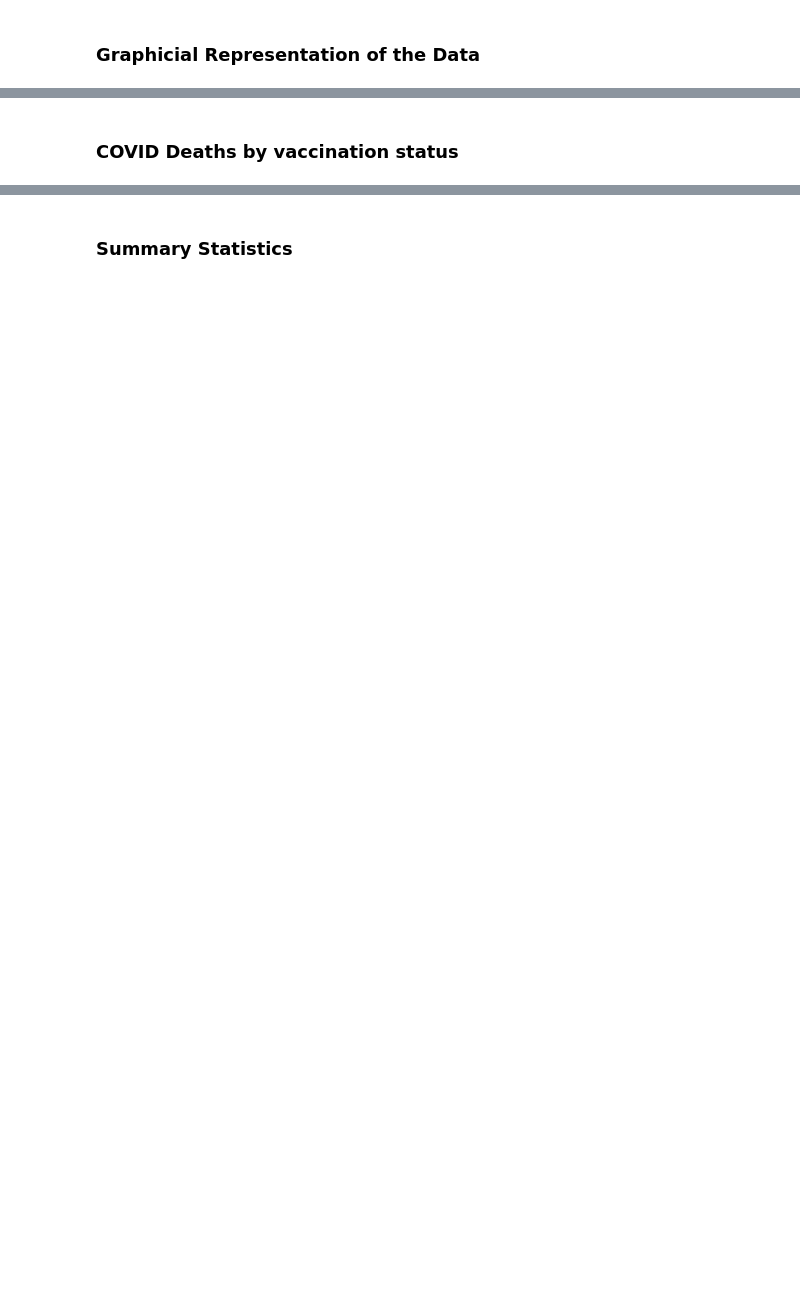
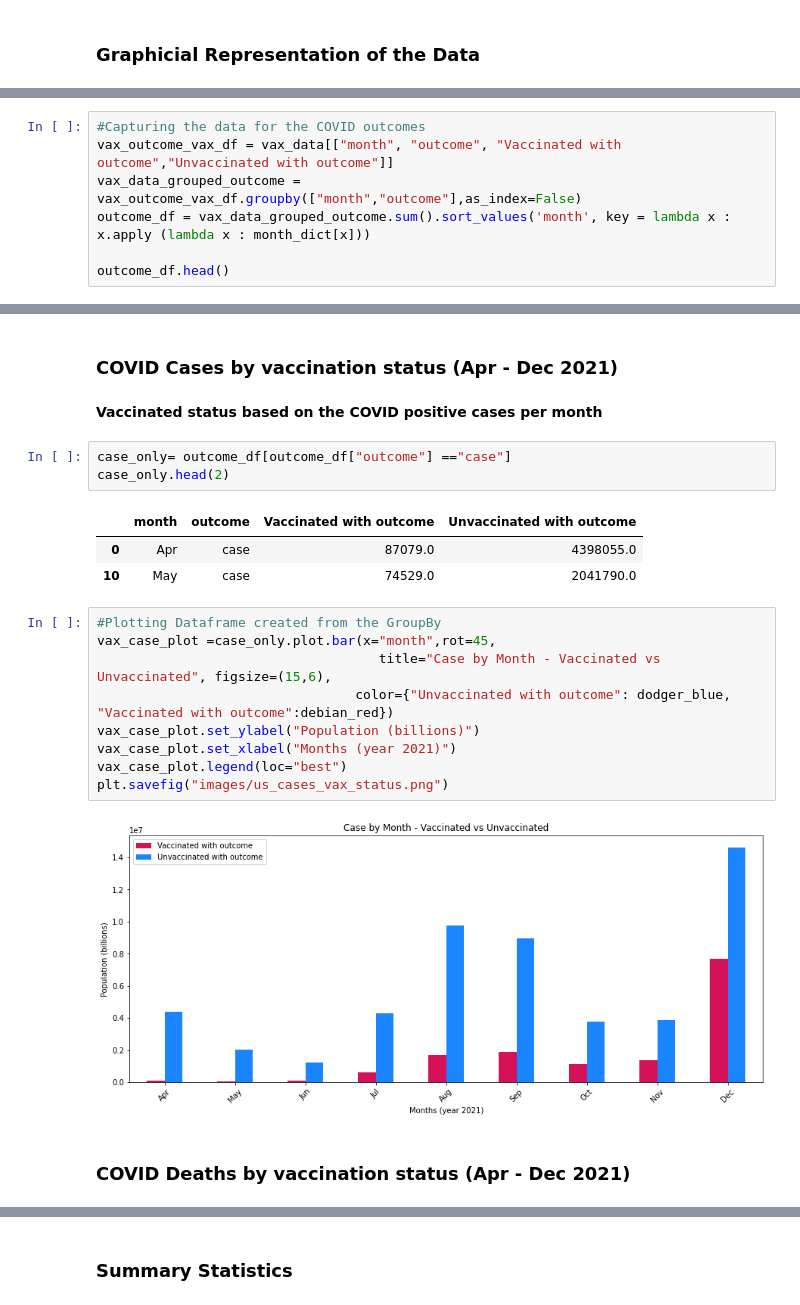
Before and after one commit to WayBurke/Project1-Group2, a Jupyter notebook: Project-1_COVID-19.ipynb, the cells around one changed output, grey strips where cells are left out. Cells and saved outputs as stored; diff of their text form; blank space fills up the shorter version.

```diff
--- a/Project-1_COVID-19.ipynb
+++ b/Project-1_COVID-19.ipynb
@@ -31,0 +264,7 @@ import csv
+# %%
+#Capturing the data for the COVID outcomes
+vax_outcome_vax_df = vax_data[["month", "outcome", "Vaccinated with outcome","Unvaccinated with outcome"]]
+vax_data_grouped_outcome = vax_outcome_vax_df.groupby(["month","outcome"],as_index=False)
+outcome_df = vax_data_grouped_outcome.sum().sort_values('month', key = lambda x : x.apply (lambda x : month_dict[x]))
+
+outcome_df.head()
@@ -32,2 +278,24 @@ import csv
+# %% [markdown]
+### COVID Cases by vaccination status (Apr - Dec 2021)
+# %% [markdown]
+**Vaccinated status based on the COVID positive cases per month**
+# %%
+case_only= outcome_df[outcome_df["outcome"] =="case"]
+case_only.head(2)
+# %% [output]
+|  | month | outcome | Vaccinated with outcome | Unvaccinated with outcome |
+| 0 | Apr | case | 87079.0 | 4398055.0 |
+| 10 | May | case | 74529.0 | 2041790.0 |
+# %%
+#Plotting Dataframe created from the GroupBy
+vax_case_plot =case_only.plot.bar(x="month",rot=45,
+                                    title="Case by Month - Vaccinated vs Unvaccinated", figsize=(15,6),
+                                 color={"Unvaccinated with outcome": dodger_blue, "Vaccinated with outcome":debian_red})
+vax_case_plot.set_ylabel("Population (billions)")
+vax_case_plot.set_xlabel("Months (year 2021)")
+vax_case_plot.legend(loc="best")
+plt.savefig("images/us_cases_vax_status.png")
+# %% [output]
+[figure, added]
 # %% [markdown]
-### COVID Deaths by vaccination status
+### COVID Deaths by vaccination status (Apr - Dec 2021)
```
Also changed, not shown: parts of 107 cells of this notebook, 28 other files.
